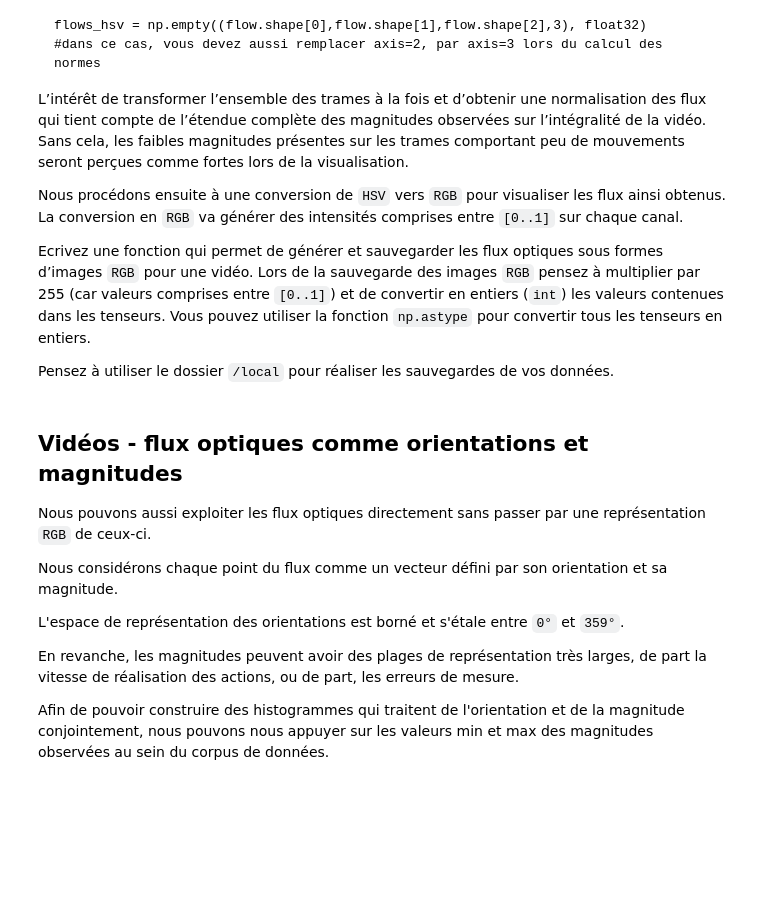
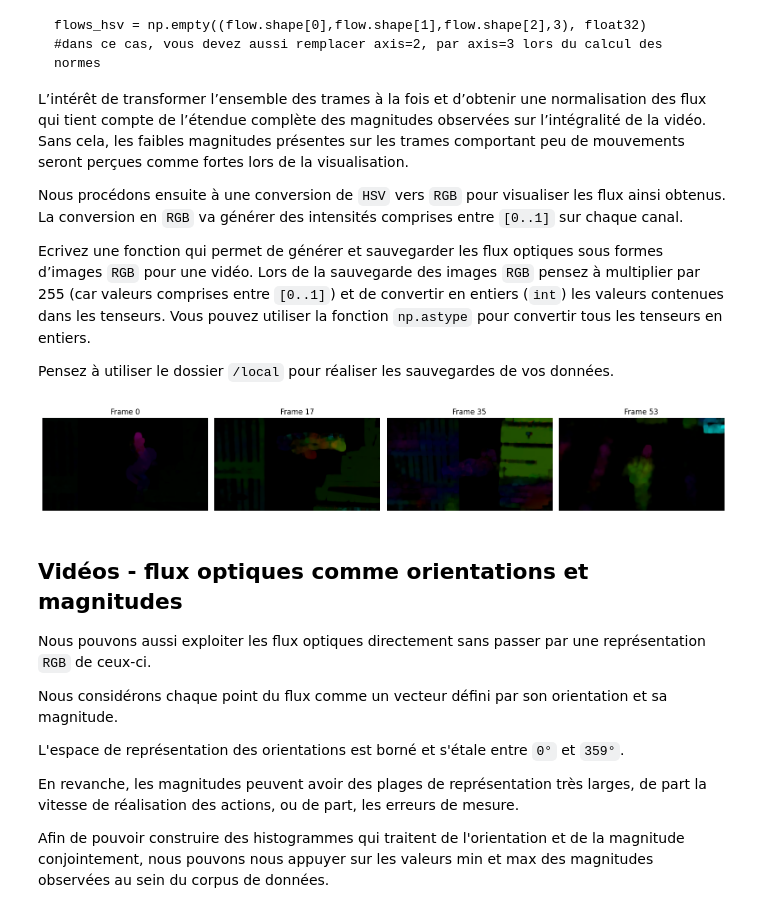
Before and after one commit to ainazeaze/amvo, a Jupyter notebook: optical_flow/optical_flow.ipynb, the cells around one changed output. Cells and saved outputs as stored; diff of their text form; code cells hidden in the pictures; blank space fills up the shorter version.

````diff
--- a/optical_flow/optical_flow.ipynb
+++ b/optical_flow/optical_flow.ipynb
@@ -132,6 +212,17 @@ cv2.calcOpticalFlowFarneback(previous_frame, next_frame, None, 0.5, 3, 15, 3, 5,
 ```
 
 N'oubliez pas que vous devez procéder à une conversion des images en niveaux de gris à priori. Vous pouvez utiliser la fonction `cv2.cvtColor(img, cv2.COLOR_BGR2GRAY) ` pour cela.
+# %%
+def compute_optical_flows(video_path):
+    frames = read_video(video_path)
+    gray_frames = [cv2.cvtColor(f, cv2.COLOR_RGB2GRAY) for f in frames]
+    flows = []
+    for i in range(len(gray_frames) - 1):
+        flow = optical_flow_farneback(gray_frames[i], gray_frames[i+1])
+        flows.append(flow)
+    return np.array(flows)
+
+flows_test = compute_optical_flows(video_paths[0])
 # %% [markdown]
 **Q7/** Pour visualiser les flux optiques, nous passons par une transformation des valeurs (dx,dy) associées à un pixel à une représentation HSV où :
     * le canal `H` à la direction du flux `atan2(dy,dx)` et
@@ -163,6 +254,44 @@ Nous procédons ensuite à une conversion de `HSV` vers `RGB` pour visualiser le
 Ecrivez une fonction qui permet de générer et sauvegarder les flux optiques sous formes d’images `RGB` pour une vidéo. Lors de la sauvegarde des images `RGB` pensez à multiplier par 255 (car valeurs comprises entre `[0..1]`) et de convertir en entiers (`int`) les valeurs contenues dans les tenseurs. Vous pouvez utiliser la fonction `np.astype` pour convertir tous les tenseurs en entiers.
 
 Pensez à utiliser le dossier `/local` pour réaliser les sauvegardes de vos données.
+# %%
+def flows_to_rgb(flows):
+    flows_hsv = np.empty((flows.shape[0], flows.shape[1], flows.shape[2], 3), np.float32)
+    flows_hsv[..., 0] = np.arctan2(flows[..., 1], flows[..., 0]) / np.pi * 180. + 180.
+    flows_hsv[..., 1] = 1
+    flows_hsv[..., 2] = np.linalg.norm(flows, axis=3, ord=2)
+    flows_hsv[..., 2] = (flows_hsv[..., 2] - np.min(flows_hsv[..., 2])) / (np.max(flows_hsv[..., 2]) - np.min(flows_hsv[..., 2]) + 1e-8)
+
+    rgb_frames = []
+    for i in range(flows_hsv.shape[0]):
+        hsv_img = flows_hsv[i].copy()
+        hsv_img[..., 0] = hsv_img[..., 0] / 2
+        hsv_img[..., 1] = (hsv_img[..., 1] * 255).astype(np.uint8)
+        hsv_img[..., 2] = (hsv_img[..., 2] * 255).astype(np.uint8)
+        hsv_img = hsv_img.astype(np.uint8)
+        rgb = cv2.cvtColor(hsv_img, cv2.COLOR_HSV2RGB)
+        rgb_frames.append(rgb)
+    return np.array(rgb_frames)
+
+def save_flow_rgb(video_path, output_dir="local/flow_rgb"):
+    os.makedirs(output_dir, exist_ok=True)
+    flows = compute_optical_flows(video_path)
+    rgb_frames = flows_to_rgb(flows)
+    basename = os.path.splitext(os.path.basename(video_path))[0]
+    for i, frame in enumerate(rgb_frames):
+        plt.imsave(os.path.join(output_dir, f"{basename}_flow_{i:04d}.png"), frame)
+    return rgb_frames
+
+rgb_test = save_flow_rgb(video_paths[0])
+fig, axes = plt.subplots(1, 4, figsize=(16, 4))
+for i, idx in enumerate(np.linspace(0, len(rgb_test)-1, 4, dtype=int)):
+    axes[i].imshow(rgb_test[idx])
+    axes[i].set_title(f"Frame {idx}")
+    axes[i].axis('off')
+plt.tight_layout()
+plt.show()
+# %% [output]
+[figure, added]
 # %% [markdown]
 ## Vidéos - flux optiques comme orientations et magnitudes
 
````
Also changed, not shown: parts of 11 cells of this notebook.
